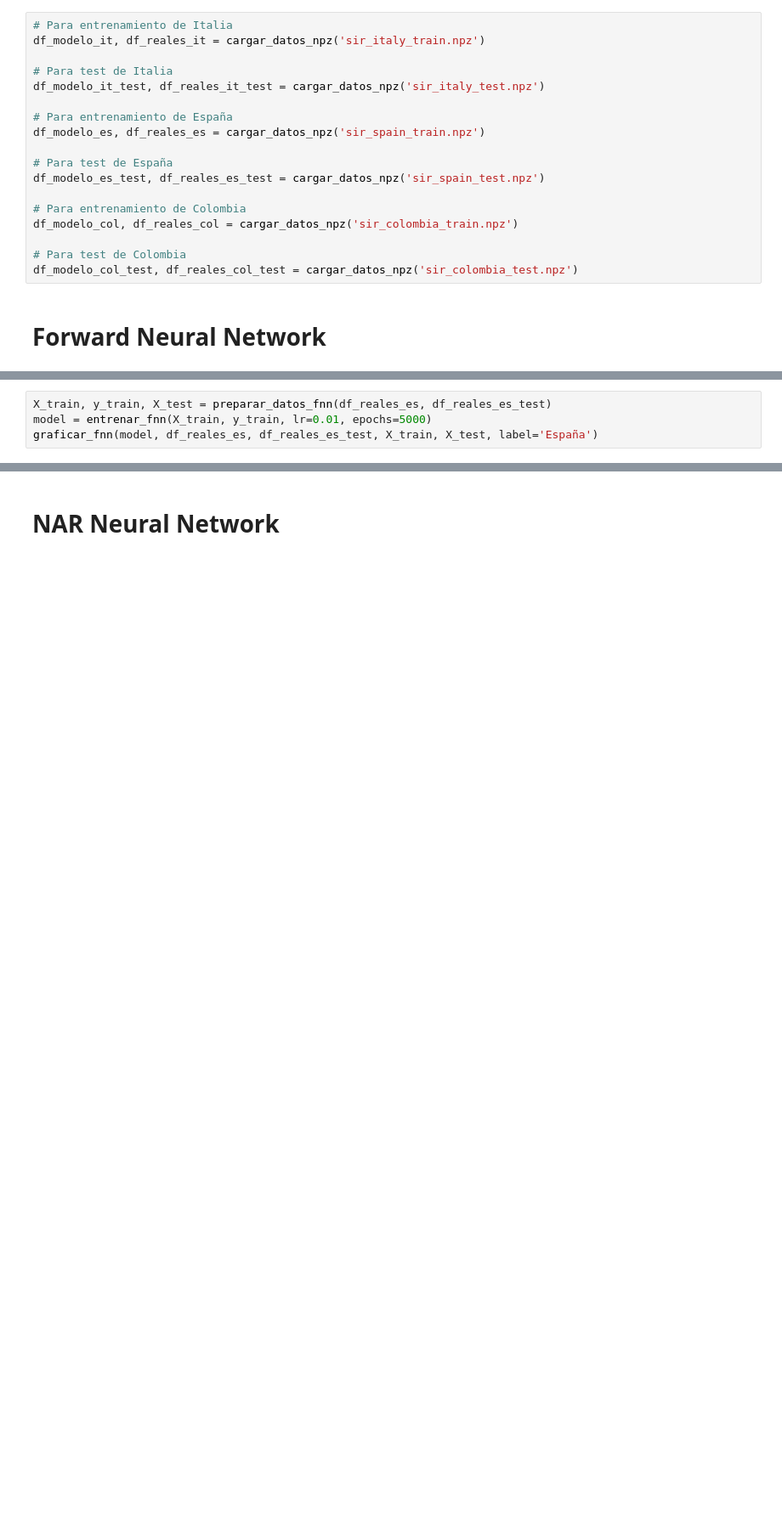
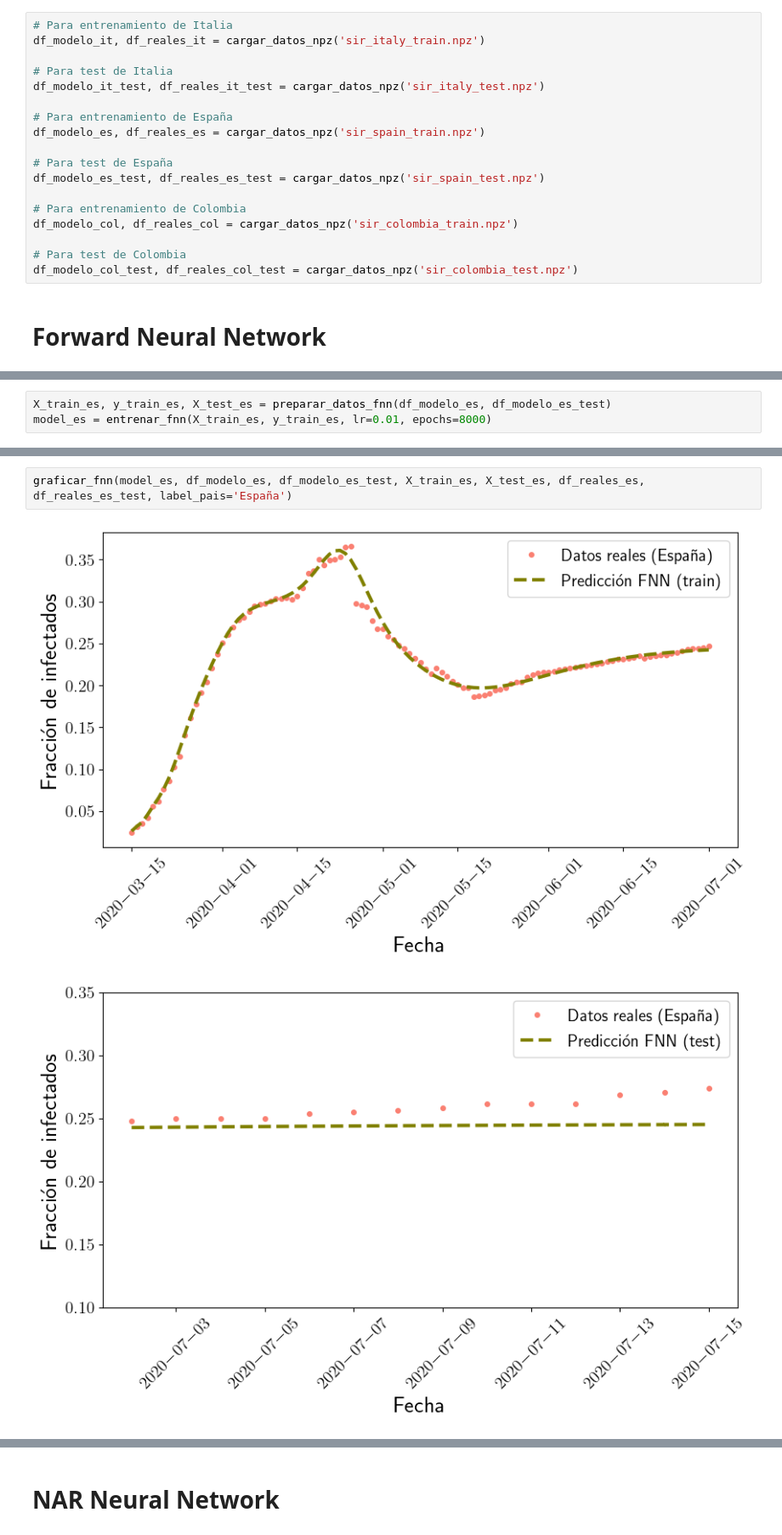
Before and after one commit to dcpadillag/FNN_NAR_epidemic, a Jupyter notebook: neural_network.ipynb, the cells around one changed output, grey strips where cells are left out. Shown at 85% size. Cells and saved outputs as stored; diff of their text form; blank space fills up the shorter version.

```diff
--- a/neural_network.ipynb
+++ b/neural_network.ipynb
@@ -162,5 +176,4 @@ Epoch 4500, Loss: 0.000116
 # %%
-X_train, y_train, X_test = preparar_datos_fnn(df_reales_es, df_reales_es_test)
-model = entrenar_fnn(X_train, y_train, lr=0.01, epochs=5000)
-graficar_fnn(model, df_reales_es, df_reales_es_test, X_train, X_test, label='España')
+X_train_es, y_train_es, X_test_es = preparar_datos_fnn(df_modelo_es, df_modelo_es_test)
+model_es = entrenar_fnn(X_train_es, y_train_es, lr=0.01, epochs=8000)
 # %% [output]
@@ -179 +196,6 @@ Epoch 4500, Loss: 0.000014
+# %%
+graficar_fnn(model_es, df_modelo_es, df_modelo_es_test, X_train_es, X_test_es, df_reales_es, df_reales_es_test, label_pais='España')
+# %% [output]
+[figure, added]
+[figure, added]
 # %%
```
Also changed, not shown: parts of 13 cells of this notebook, 26 other files.
